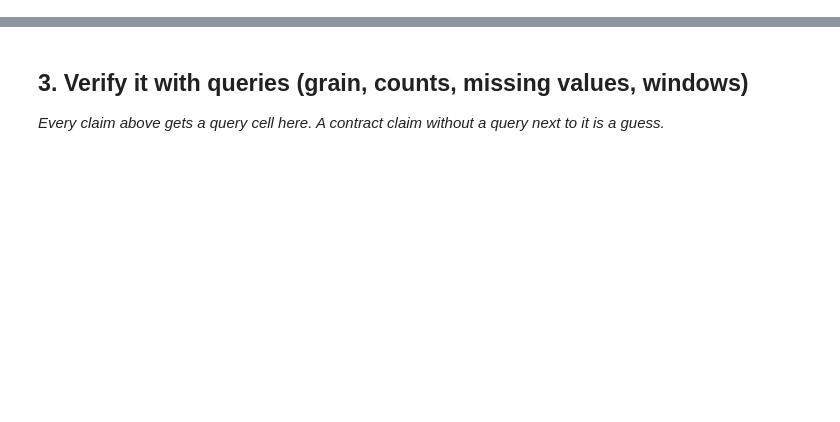
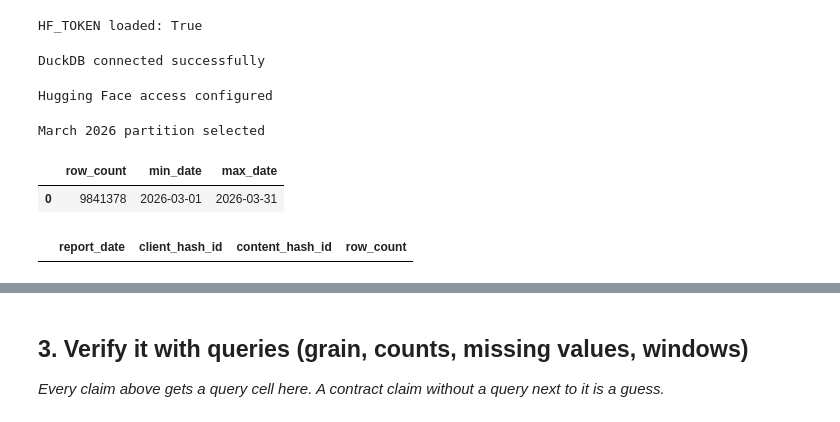
Before and after one commit to Saurabh07-Nishad/flyrank-ml-internship, a Jupyter notebook: work/notebooks/w03_data_contract.ipynb, the cells around one changed output, grey strips where cells are left out. Drawn from its saved outputs; the diff is of its cells as text; code cells hidden in the pictures; blank space fills up the shorter version.

```diff
--- a/work/notebooks/w03_data_contract.ipynb
+++ b/work/notebooks/w03_data_contract.ipynb
@@ -19,0 +15,9 @@ This skeleton is yours to fill. Work the sections **in order** — each one has
+# %%
+from google.colab import userdata
+import requests
+
+HF_TOKEN = userdata.get("HF_TOKEN")
+
+print("HF_TOKEN loaded:", HF_TOKEN is not None)
+# %% [output]
+HF_TOKEN loaded: True
@@ -19,0 +26,56 @@ This skeleton is yours to fill. Work the sections **in order** — each one has
+# %%
+import duckdb
+
+con = duckdb.connect()
+
+print("DuckDB connected successfully")
+# %% [output]
+DuckDB connected successfully
+# %%
+con.execute(
+    "CREATE OR REPLACE SECRET hf "
+    f"(TYPE huggingface, TOKEN '{HF_TOKEN}')"
+)
+
+print("Hugging Face access configured")
+# %% [output]
+Hugging Face access configured
+# %%
+REL = """
+read_parquet(
+    'hf://datasets/FlyRank/internship-warehouse/fact_content_daily_performance/month=2026-03/*.parquet'
+)
+"""
+
+print("March 2026 partition selected")
+# %% [output]
+March 2026 partition selected
+# %%
+result = con.sql(f"""
+    SELECT
+        COUNT(*) AS row_count,
+        MIN(report_date) AS min_date,
+        MAX(report_date) AS max_date
+    FROM {REL}
+""").df()
+
+result
+# %% [output]
+|  | row_count | min_date | max_date |
+| 0 | 9841378 | 2026-03-01 | 2026-03-31 |
+# %%
+grain_check = con.sql(f"""
+    SELECT
+        report_date,
+        client_hash_id,
+        content_hash_id,
+        COUNT(*) AS row_count
+    FROM {REL}
+    GROUP BY report_date, client_hash_id, content_hash_id
+    HAVING COUNT(*) > 1
+    LIMIT 5
+""").df()
+
+grain_check
+# %% [output]
+|  | report_date | client_hash_id | content_hash_id | row_count |
```
Also changed, not shown: parts of 21 cells of this notebook.
